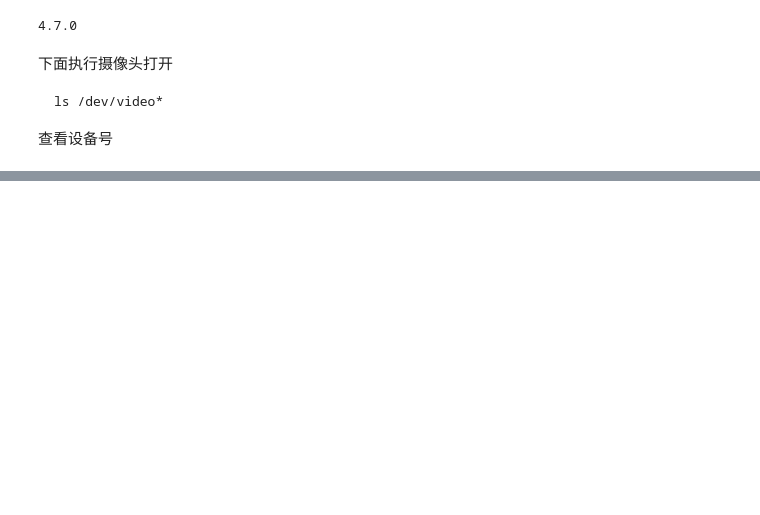
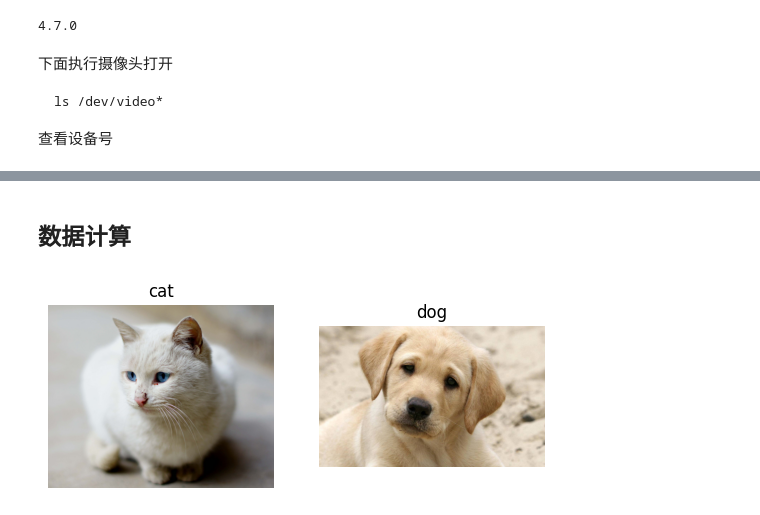
Before and after one commit to mengdemao/jupyter, a Jupyter notebook: opencv.ipynb, the cells around one changed output, grey strips where cells are left out. Cells and saved outputs as stored; diff of their text form; code cells hidden in the pictures; blank space fills up the shorter version.

```diff
--- a/opencv.ipynb
+++ b/opencv.ipynb
@@ -162,0 +187,11 @@ displayFrame(blueImage)
+# %% [markdown]
+## 数据计算
+# %%
+# 加载图片
+img_cat = cv.imread("pic/cat.jpg")
+img_dog = cv.imread("pic/dog.jpg")
+
+# 执行显示
+display2Frame([img_cat, img_dog], ["cat", "dog"])
+# %% [output]
+[figure, added]
```
Also changed, not shown: parts of 20 cells of this notebook, 5 other files.
